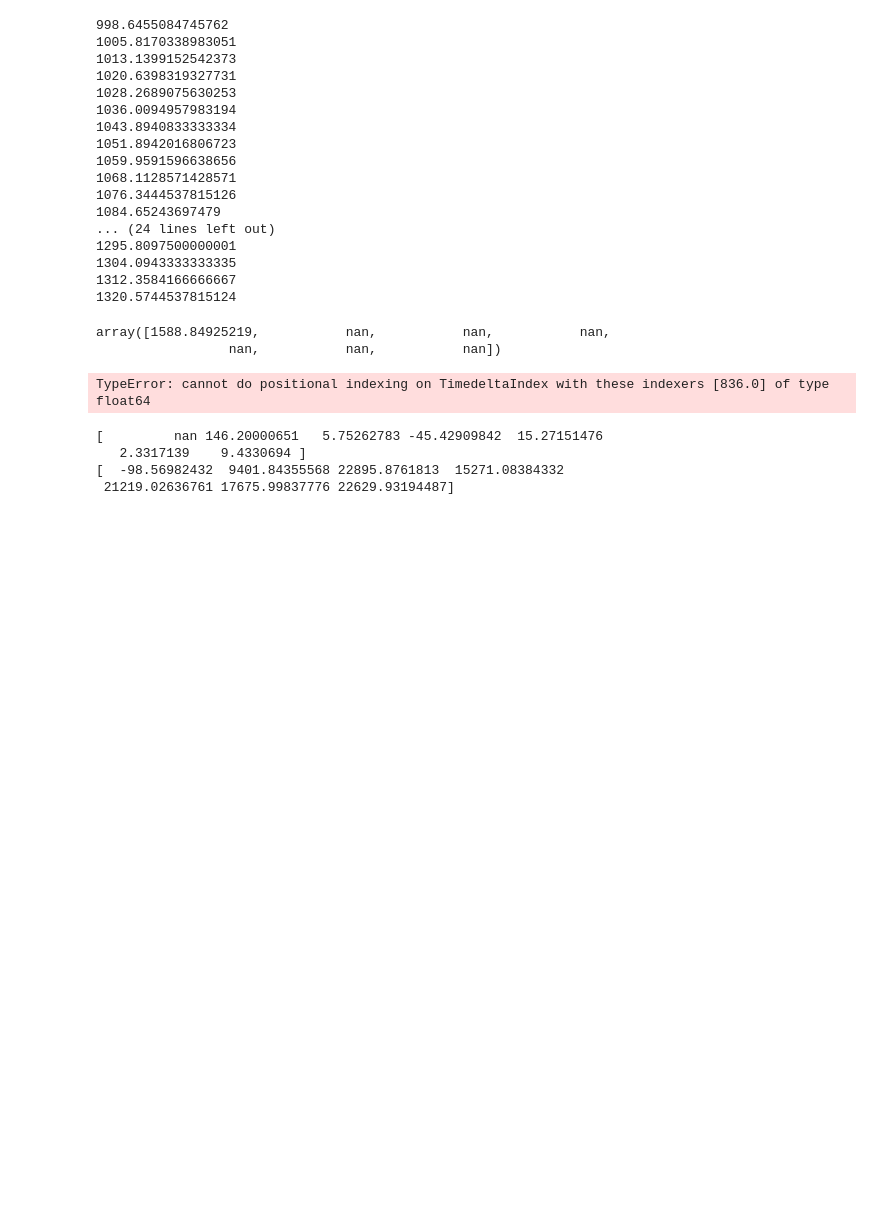
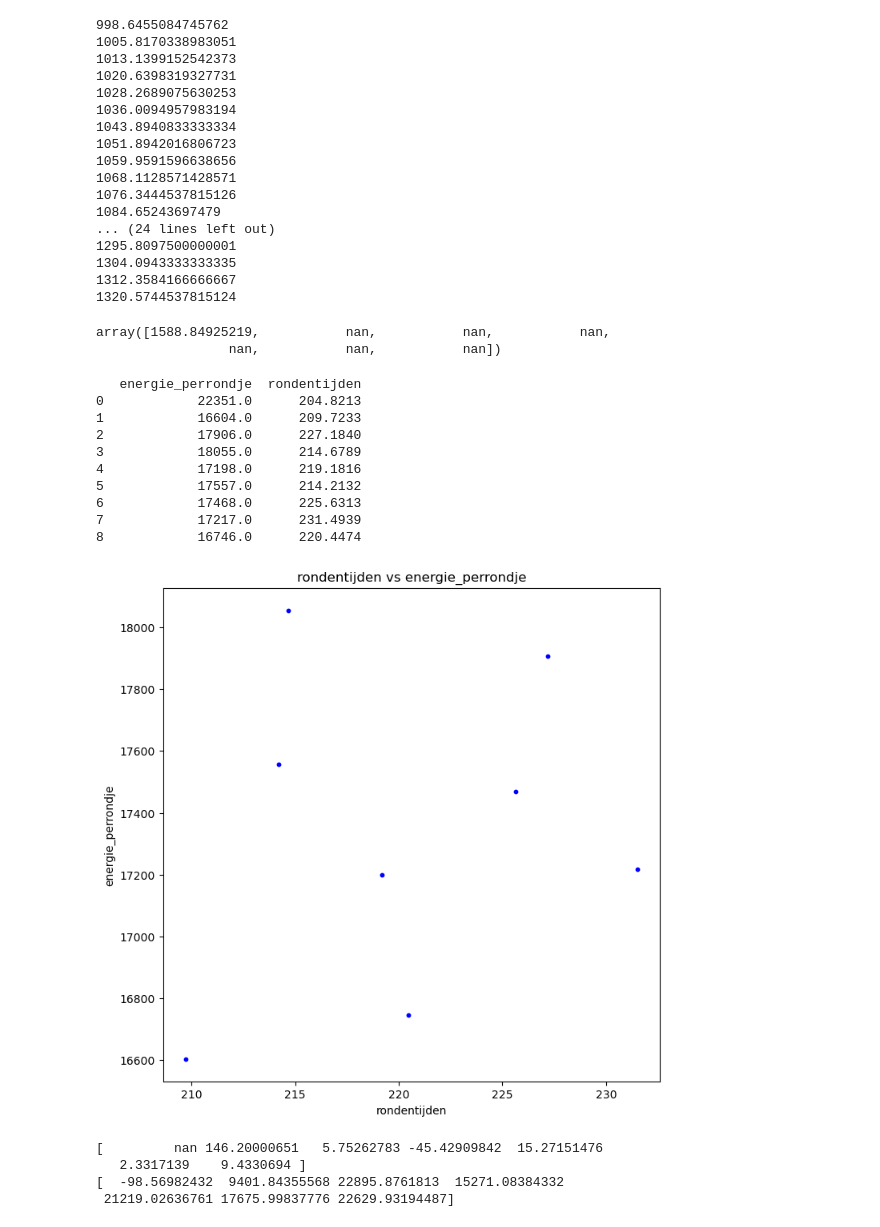
Before and after one commit to Qrax/Clean_Mobility, a Jupyter notebook: main.ipynb, the cells around one changed output. Drawn from its saved outputs; the diff is of its cells as text; code cells hidden in the pictures; blank space fills up the shorter version.

```diff
--- a/main.ipynb
+++ b/main.ipynb
@@ -201,36 +208,36 @@ lib.plot_data()
 1312.3584166666667
 1320.5744537815124
 # %%
-def delta_rondje_berekenen(finish_rijen,merged_df, column_naam):
+def delta_rondje_berekenen(finish_rijen,dataset, column_naam):
     delta_per_rondje = np.array([])
     for w in range(len(finish_rijen)-1):
-        delta_vermogen = (merged_df[column_naam].iloc[finish_rijen[w+1]] -
-                          merged_df[column_naam].iloc[finish_rijen[w]])
-        delta_per_rondje = np.append(delta_vermogen_per_rondje,delta_vermogen)
+        delta_vermogen = (dataset[column_naam].iloc[int(finish_rijen[w+1])] -
+                          dataset[column_naam].iloc[int(finish_rijen[w])])
+        delta_per_rondje = np.append(delta_per_rondje,delta_vermogen)
     return delta_per_rondje
 
-def optellen_rondje(finish_rijen,merged_df, column_naam):
+def optellen_rondje(finish_rijen,dataset, column_naam):
     vermogen_per_rondje = np.array([])
 
     for r in range(len(finish_rijen)-1):
-        start = finish_rijen[r]
-        eind = finish_rijen[r+1]
-        vermogen = merged_df[column_naam].iloc[start:eind].sum()
+        start = int(finish_rijen[r])
+        eind = int(finish_rijen[r+1])
+        vermogen = dataset[column_naam].iloc[start:eind].sum()
         vermogen_per_rondje = np.append(vermogen_per_rondje,vermogen)
     return vermogen_per_rondje
-def gemiddelde_rondje(finish_rijen,data, column_naam):
+def gemiddelde_rondje(finish_rijen,dataset, column_naam):
     gemiddelde_per_rondje = np.array([])
 
     for i in range(len(finish_rijen)-1):
-        start = finish_rijen[i]
-        eind = finish_rijen[i+1]
+        start = int(finish_rijen[i])
+        eind = int(finish_rijen[i+1])
 
-        gemiddelde = data[column_naam].iloc[start:eind].mean()
+        gemiddelde = dataset[column_naam].iloc[start:eind].mean()
         gemiddelde_per_rondje = np.append(gemiddelde_per_rondje,gemiddelde)
     return gemiddelde_per_rondje
 # %%
 aangepaste_df = pd.DataFrame()  # If not already a DataFrame
-aangepaste_df['Afstanden'] = afstanden
+#aangepaste_df['Afstanden'] = afstanden
 # %%
 gemiddelde_afstand = gemiddelde_rondje(finish_rijen,data=aangepaste_df,column_naam='Afstanden')
 gemiddelde_afstand
@@ -239,23 +246,33 @@ array([1588.84925219,           nan,           nan,           nan,
                  nan,           nan,           nan])
 # %%
 # Calculate the energy per lap and assign to 'energie_perrondje' column
-energie_perrondje = optellen_rondje(finish_rijen, merged_df, column_naam='Energie geleverd aan de motor sinds reset (J)')
+energie_perrondje = delta_rondje_berekenen(finish_rijen, dataset = data_file_motordriver, column_naam='Energie geleverd aan de motor sinds reset (J)')
 aangepaste_df["energie_perrondje"] = energie_perrondje  # Directly assign the array to the column
-
+rondetijden = delta_rondje_berekenen(finish_rijen, dataset = data_file_motordriver, column_naam='Dataloggertijd, in s')
 # Assign the lap times ('rondetijden') to the DataFrame
 aangepaste_df["rondentijden"] = rondetijden  # Directly assign the array to the column
 
 # Define the columns for the x and y axes
-x_col = "energie_perrondje"
-y_col = "rondentijden"
+y_col = "energie_perrondje"
+x_col = "rondentijden"
 
 # Print or inspect the DataFrame if needed
-aangepaste_df
+print(aangepaste_df)
 
 # Plot the data using your plotting function
-lib.plot_data(aangepaste_df, x_col, y_col)
+lib.plot_data(aangepaste_df[1:], x_col, y_col)
 # %% [output]
-TypeError: cannot do positional indexing on TimedeltaIndex with these indexers [836.0] of type float64
+   energie_perrondje  rondentijden
+0            22351.0      204.8213
+1            16604.0      209.7233
+2            17906.0      227.1840
+3            18055.0      214.6789
+4            17198.0      219.1816
+5            17557.0      214.2132
+6            17468.0      225.6313
+7            17217.0      231.4939
+8            16746.0      220.4474
+[figure, added]
 # %%
 delta_vermogen_per_rondje = np.array([])
 vermogen_per_rondje = np.array([])
```
Also changed, not shown: parts of 7 cells of this notebook.
